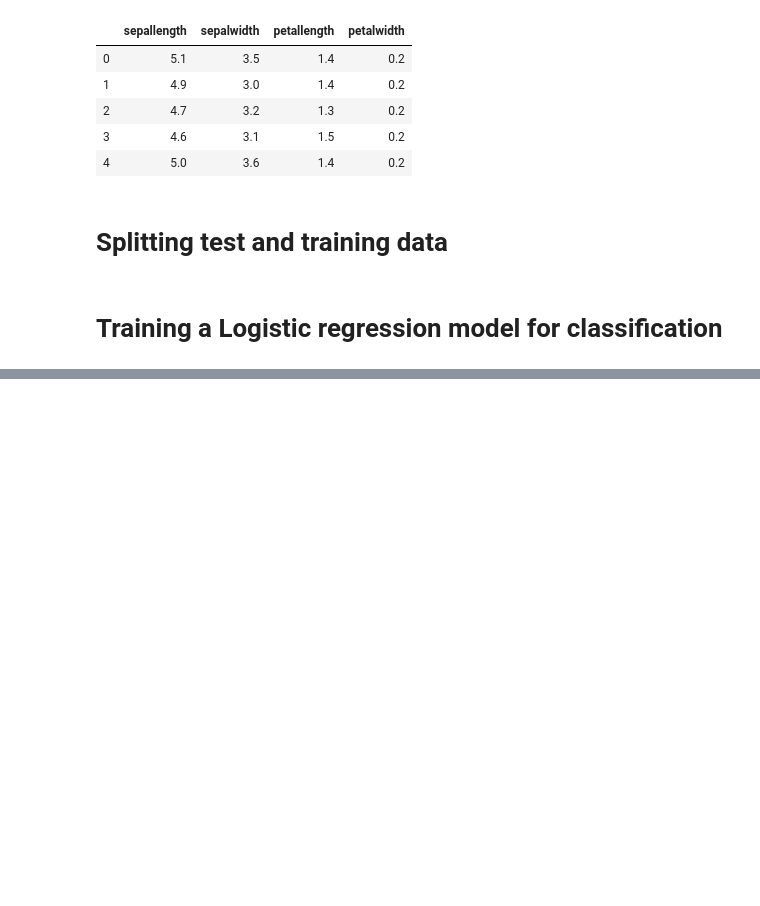
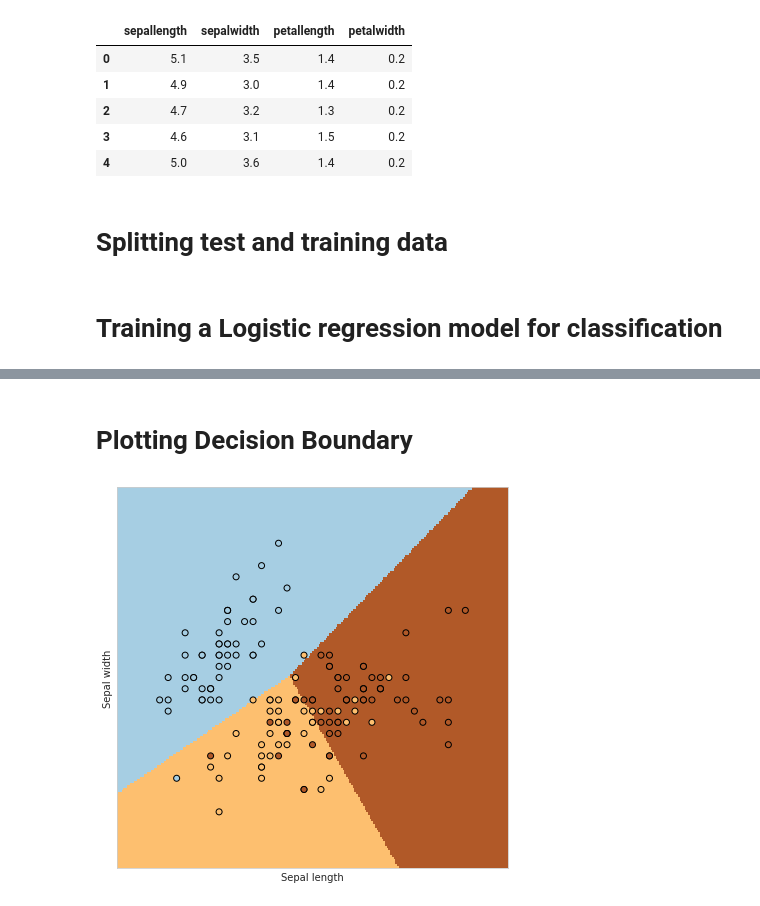
Before and after one commit to BITS-SECOND-SEM-ASSIGNMENT-GROUP-60/machine_learning, a Jupyter notebook: question_1/iris_flowers.ipynb, the cells around one changed output, grey strips where cells are left out. Saved outputs shown, nothing was run; the diff lists cells and outputs as text; code cells hidden in the pictures; blank space fills up the shorter version.

```diff
--- a/question_1/iris_flowers.ipynb
+++ b/question_1/iris_flowers.ipynb
@@ -117,0 +145,29 @@ array([[13,  0,  0],
+# %% [markdown]
+# Plotting Decision Boundary
+# %%
+x_min, x_max = iris_data['sepallength'].min() - .5, iris_data['sepallength'].max() + .5
+y_min, y_max = iris_data['sepalwidth'].min() - .5, iris_data['sepalwidth'].max() + .5
+h = .02  # step size in the mesh
+
+xx, yy = np.meshgrid(np.arange(x_min, x_max, h), np.arange(y_min, y_max, h))
+model.fit(iris_data[iris_data_features[:2]], iris_data['class'])
+Z = model.predict(np.c_[xx.ravel(), yy.ravel()])
+
+# Put the result into a color plot
+Z = Z.reshape(xx.shape)
+plt.figure(1, figsize=(7, 7))
+plt.pcolormesh(xx, yy, Z, cmap=plt.cm.Paired)
+
+# Plot also the training points
+plt.scatter(iris_data['sepallength'], iris_data['sepalwidth'], c=iris_data['class'], edgecolors='k', cmap=plt.cm.Paired)
+plt.xlabel('Sepal length')
+plt.ylabel('Sepal width')
+
+plt.xlim(xx.min(), xx.max())
+plt.ylim(yy.min(), yy.max())
+plt.xticks(())
+plt.yticks(())
+
+plt.show()
+# %% [output]
+[figure, added]
```
Also changed, not shown: parts of 19 cells of this notebook.
